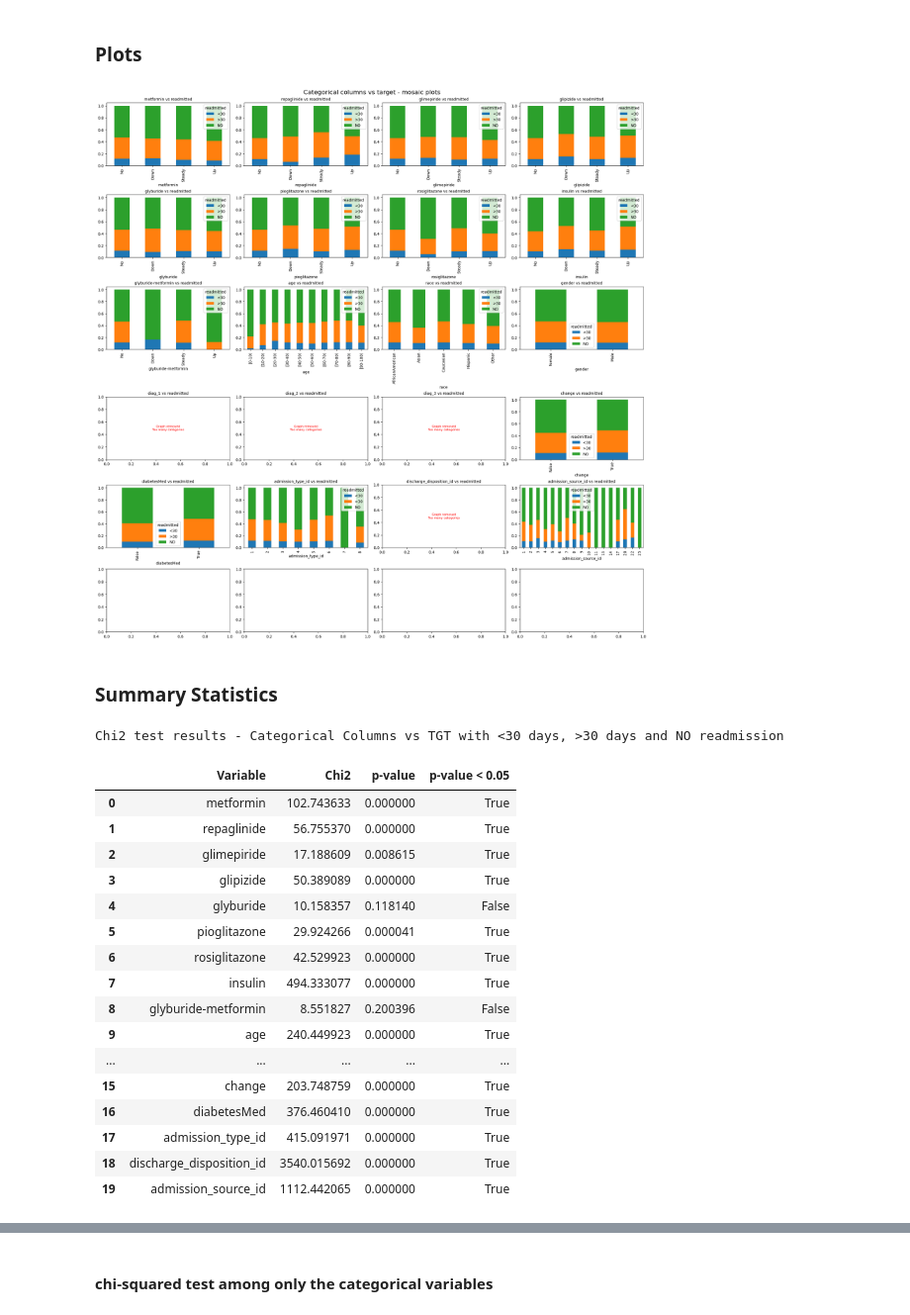
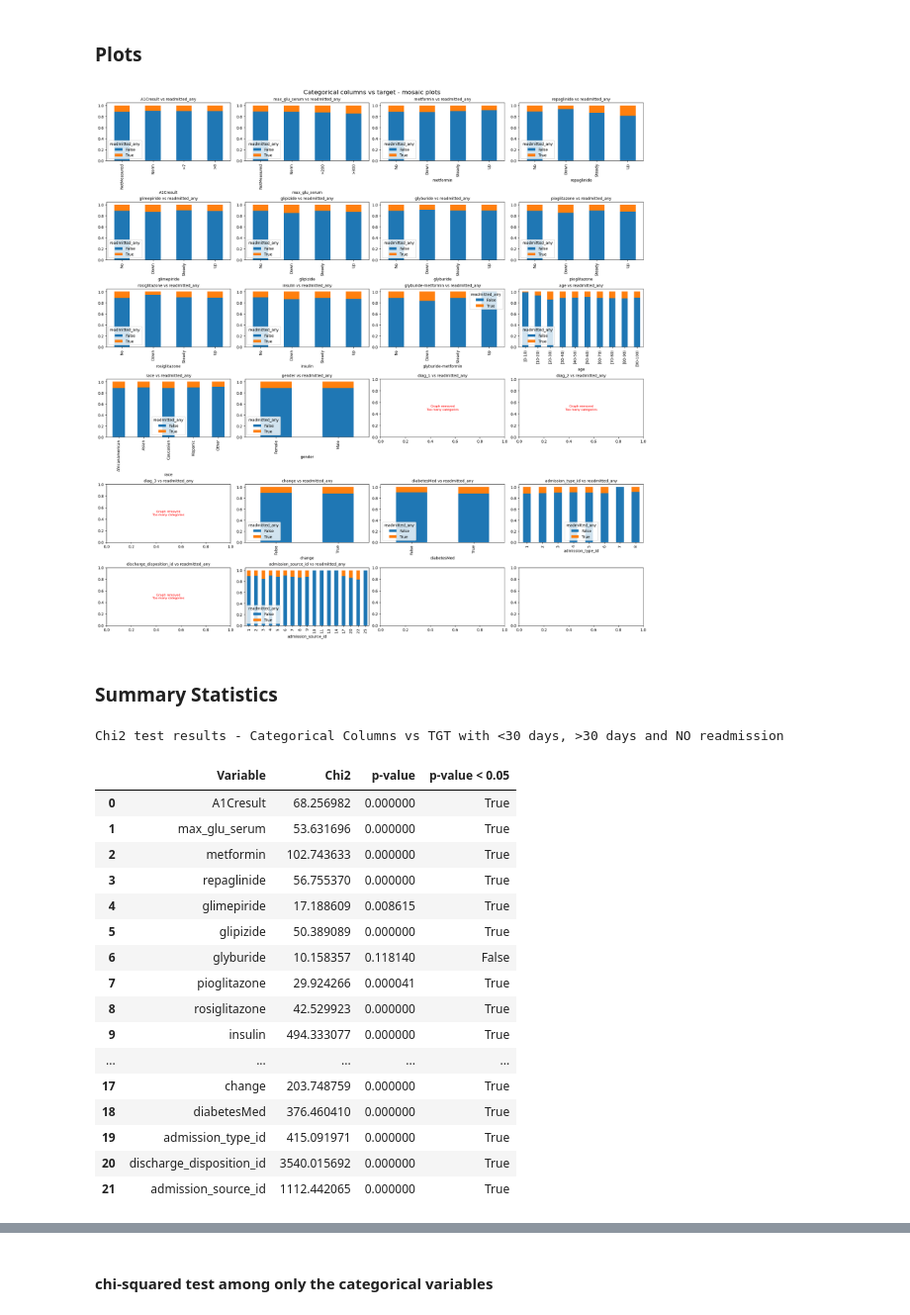
Before and after one commit to BAlmeidaS/predictive-analysis, a Jupyter notebook: 20-EDA.ipynb, the cells around one changed output, grey strips where cells are left out. Shown at 99% size. Cells and saved outputs as stored; diff of their text form; code cells hidden in the pictures.

Commit message:
adding a1cresult and max_glu_serum

```diff
--- a/20-EDA.ipynb
+++ b/20-EDA.ipynb
@@ -49,7 +49,7 @@ df["discharge_disposition_id"] = df["discharge_disposition_id"].astype("category
 df["admission_source_id"] = df["admission_source_id"].astype("category")
 
 # creating a new column to identify readmission, regardelss of the number of days
-df["readmitted_any"] = df["readmitted"] == "NO"
+df["readmitted_any"] = df["readmitted"] == "<30"
 
 TGT2 = "readmitted_any"
 
@@ -245,7 +245,7 @@ fig.suptitle("Numerical columns vs target - boxplots", fontsize=16)
 
 for i, col in enumerate(NUM_COLUMNS):
   ax=axes[i // num_cols, i % num_cols]
-  ax.set_title(f"{col} vs {TGT}", fontsize=10)
+  ax.set_title(f"{col} vs {TGT2}", fontsize=10)
 
-  sns.boxplot(y=col, x=TGT, data=df, ax=ax)
+  sns.boxplot(y=col, x=TGT2, data=df, ax=ax)
 # %% [output]
@@ -368,30 +368,30 @@ The conclusion here is, all the numerical columns are statistically significant
 # %%
 # stack bar plots for categorical variables against the target - maybe replot this in R using mosaic is a better idea
 
 num_cols = 4
 
 fig, axes = plt.subplots(len(CAT_COLUMNS) // num_cols + 1, num_cols, figsize=(20, 20), constrained_layout=True)
 
 fig.suptitle("Categorical columns vs target - mosaic plots", fontsize=16)
 
 for i, col in enumerate(CAT_COLUMNS):
   ax=axes[i // num_cols, i % num_cols]
-  ax.set_title(f"{col} vs {TGT}", fontsize=10)
+  ax.set_title(f"{col} vs {TGT2}", fontsize=10)
 
   freq_table = df[col].value_counts().sort_index()
   if freq_table.shape[0] > 20:
     ax.text(0.5,
             0.5,
             "Graph removed\nToo many categories",
             transform=ax.transAxes,
             horizontalalignment='center',
             verticalalignment='center',
             fontsize=8,
             color='red')
     CAT_MANY_CATEGORIES.append(col)
     continue
 
-  mosaic = pd.crosstab(df[col], df[TGT], normalize="index")
+  mosaic = pd.crosstab(df[col], df[TGT2], normalize="index")
   mosaic.plot(kind="bar", stacked=True, ax=ax)
 # %% [output]
-[figure, old version]
+[figure, new version]
@@ -415,22 +429,22 @@ display(chi2_results
 # %% [output]
 Chi2 test results - Categorical Columns vs TGT with <30 days, >30 days and NO readmission
 |  | Variable | Chi2 | p-value | p-value < 0.05 |
-| 0 | metformin | 102.743633 | 0.000000 | True |
-| 1 | repaglinide | 56.755370 | 0.000000 | True |
-| 2 | glimepiride | 17.188609 | 0.008615 | True |
-| 3 | glipizide | 50.389089 | 0.000000 | True |
-| 4 | glyburide | 10.158357 | 0.118140 | False |
-| 5 | pioglitazone | 29.924266 | 0.000041 | True |
-| 6 | rosiglitazone | 42.529923 | 0.000000 | True |
-| 7 | insulin | 494.333077 | 0.000000 | True |
-| 8 | glyburide-metformin | 8.551827 | 0.200396 | False |
-| 9 | age | 240.449923 | 0.000000 | True |
+| 0 | A1Cresult | 68.256982 | 0.000000 | True |
+| 1 | max_glu_serum | 53.631696 | 0.000000 | True |
+| 2 | metformin | 102.743633 | 0.000000 | True |
+| 3 | repaglinide | 56.755370 | 0.000000 | True |
+| 4 | glimepiride | 17.188609 | 0.008615 | True |
+| 5 | glipizide | 50.389089 | 0.000000 | True |
+| 6 | glyburide | 10.158357 | 0.118140 | False |
+| 7 | pioglitazone | 29.924266 | 0.000041 | True |
+| 8 | rosiglitazone | 42.529923 | 0.000000 | True |
+| 9 | insulin | 494.333077 | 0.000000 | True |
 | ... | ... | ... | ... | ... |
-| 15 | change | 203.748759 | 0.000000 | True |
-| 16 | diabetesMed | 376.460410 | 0.000000 | True |
-| 17 | admission_type_id | 415.091971 | 0.000000 | True |
-| 18 | discharge_disposition_id | 3540.015692 | 0.000000 | True |
-| 19 | admission_source_id | 1112.442065 | 0.000000 | True |
+| 17 | change | 203.748759 | 0.000000 | True |
+| 18 | diabetesMed | 376.460410 | 0.000000 | True |
+| 19 | admission_type_id | 415.091971 | 0.000000 | True |
+| 20 | discharge_disposition_id | 3540.015692 | 0.000000 | True |
+| 21 | admission_source_id | 1112.442065 | 0.000000 | True |
 # %%
 # running chi2 tests for all categorical variables against the target
 chi2_results = []
```
Also changed, not shown: parts of 14 cells of this notebook, 6 other files.
